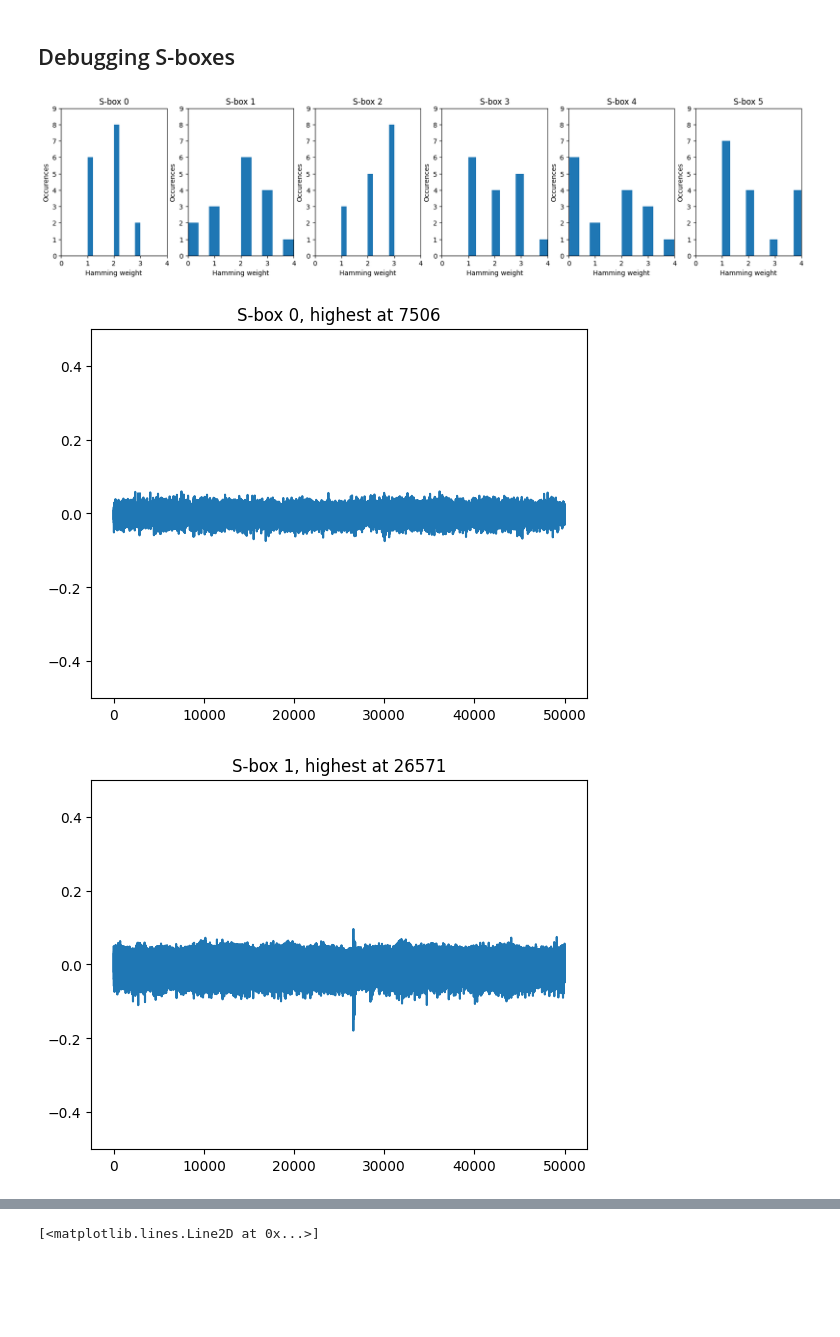
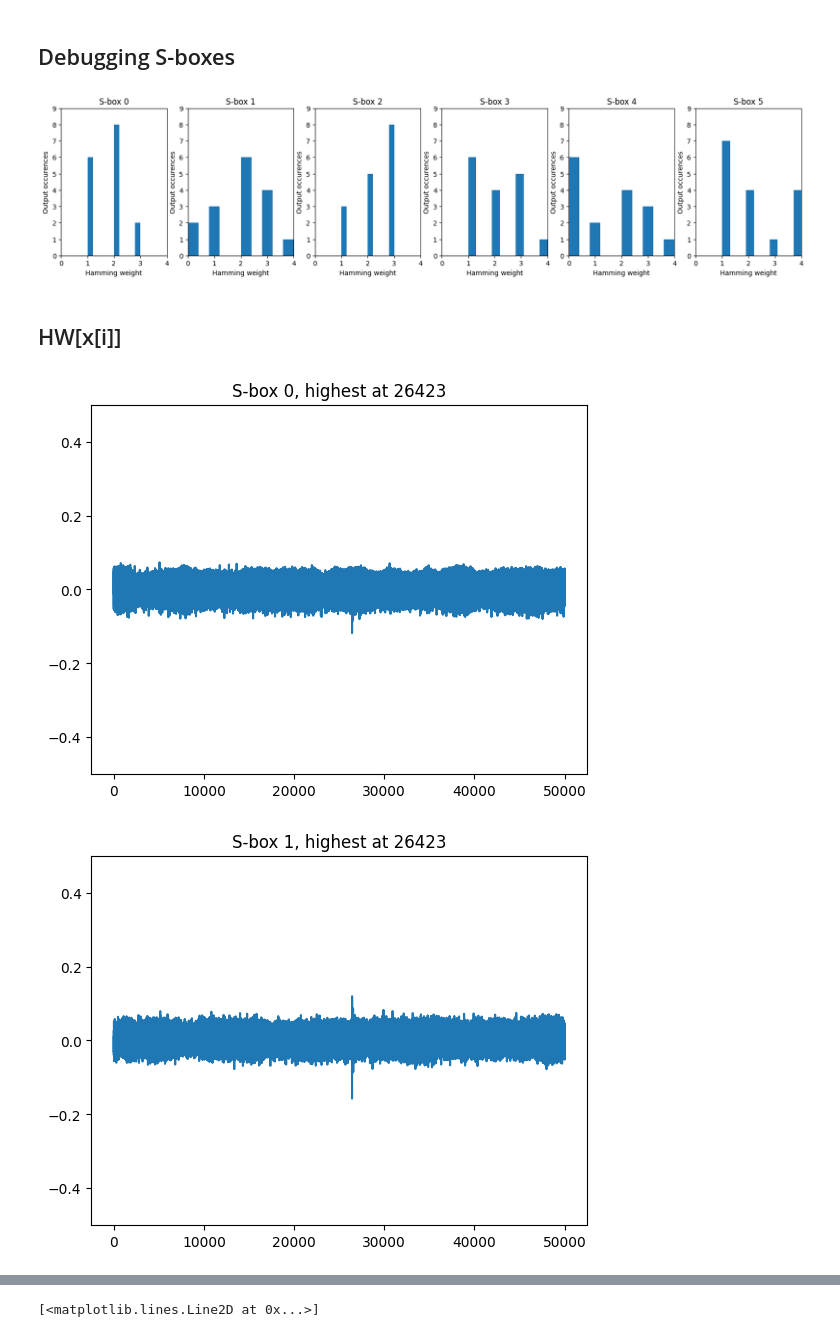
Before and after one commit to Pace222/Elisabeth-b4-SCA, a Jupyter notebook: side_channel_attack/analyze_sboxes.ipynb, the cells around one changed output, grey strips where cells are left out. Saved outputs shown, nothing was run; the diff lists cells and outputs as text; code cells hidden in the pictures; blank space fills up the shorter version.

Commit message:
Further sbox analysis

```diff
--- a/side_channel_attack/analyze_sboxes.ipynb
+++ b/side_channel_attack/analyze_sboxes.ipynb
@@ -41,25 +38,27 @@ def hypotheses(sbox_inputs_all, sbox_outputs_all, sbox_idx):
-# %%
-def hypotheses(sbox_inputs_all, sbox_outputs_all, sbox_idx):
-    return [HD[out][inp + (sbox_idx << 4)] for inp, out in zip(sbox_inputs_all[sbox_idx], sbox_outputs_all[sbox_idx])]
 # %%
 fig, axes = plt.subplots(1, 6, figsize=(20, 4))
 for i in range(6):
     axes[i].hist([HW[s_boxes_b4[i][j]] for j in range(16)])
     axes[i].set_ylim([0, 9])
-    axes[i].set_ylabel("Occurences")
+    axes[i].set_ylabel("Output occurences")
     axes[i].set_xlim([0, 4])
     axes[i].set_xlabel("Hamming weight")
     axes[i].set_title(f"S-box {i}")
 # %% [output]
-[figure, old version]
+[figure, new version]
+# %% [markdown]
+## HW[x[i]]
 # %%
+def hypotheses(sbox_inputs_all, sbox_outputs_all, sbox_idx):
+    return [HW[inp] for inp, out in zip(sbox_inputs_all[sbox_idx], sbox_outputs_all[sbox_idx])]
+
 for sbox_idx in range(6):
     corr = corr_coef(np.array(hypotheses(inputs, outputs, sbox_idx)), np.array(traces[sbox_idx]))
-    loc = np.argmax(corr)
+    loc = np.argmax(np.abs(corr))
     plt.plot(corr)
     plt.ylim([-0.5, 0.5])
     plt.title(f"S-box {sbox_idx}, highest at {loc}")
     plt.show()
 # %% [output]
-[figure, old version]
+[figure, new version]
-[figure, old version]
+[figure, new version]
```
Also changed, not shown: parts of 4 cells of this notebook.
